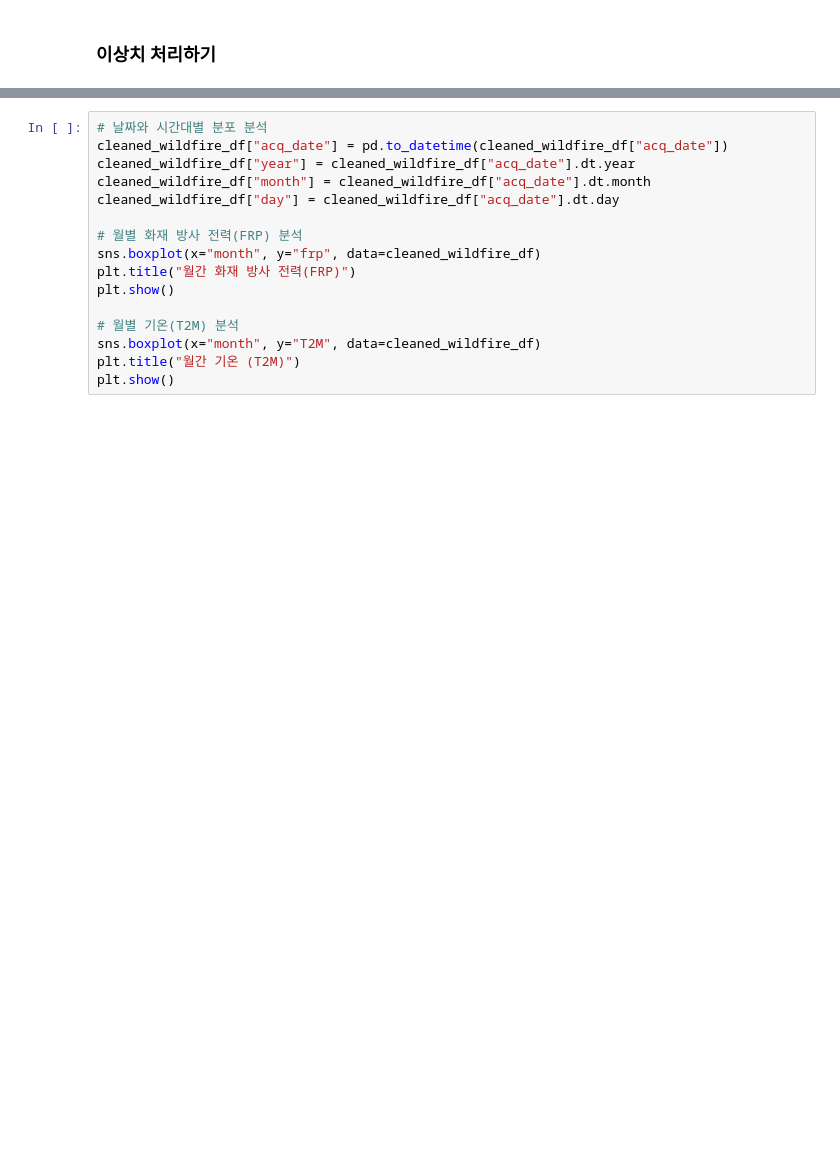
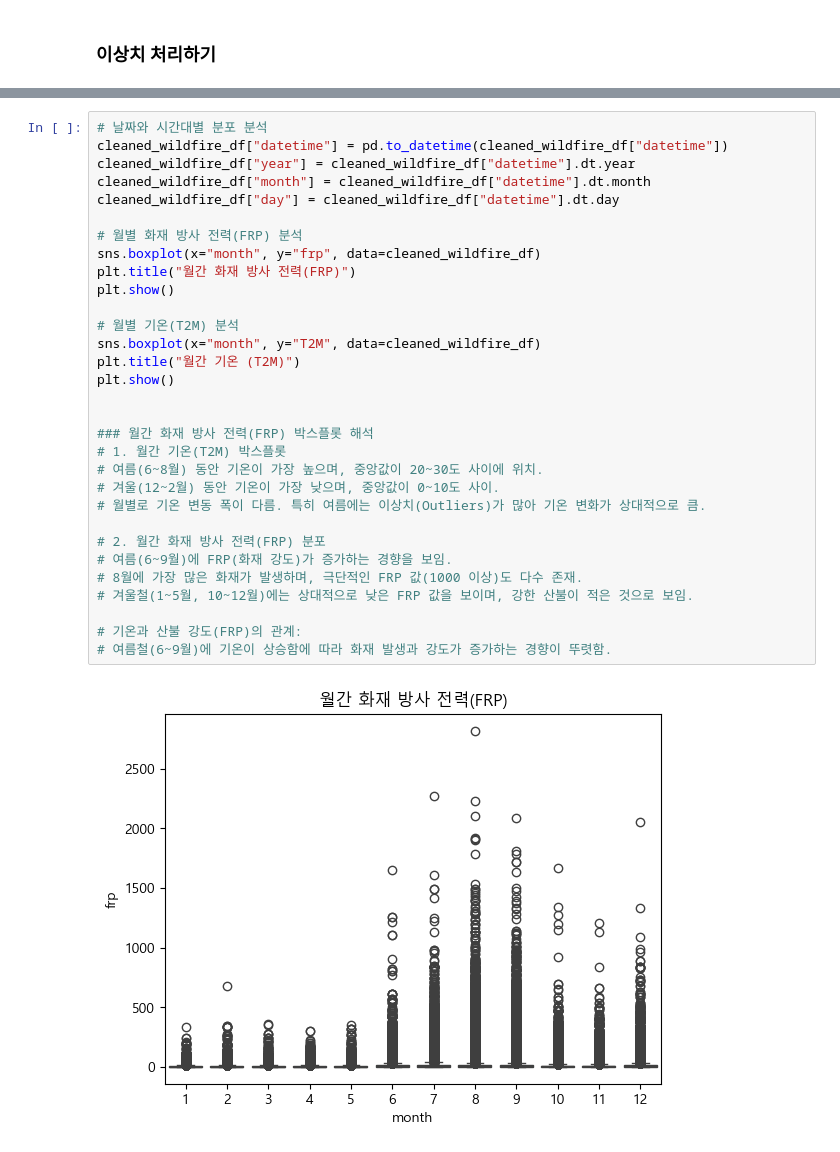
Before and after one commit to 2025-ML-miniProject01/bokey, a Jupyter notebook: wildfire_EDA.ipynb, the cells around one changed output, grey strips where cells are left out. Drawn from its saved outputs; the diff is of its cells as text; blank space fills up the shorter version.

```diff
--- a/wildfire_EDA.ipynb
+++ b/wildfire_EDA.ipynb
@@ -207,16 +306,33 @@ plt.show()
 # %%
 # 날짜와 시간대별 분포 분석
-cleaned_wildfire_df["acq_date"] = pd.to_datetime(cleaned_wildfire_df["acq_date"])
-cleaned_wildfire_df["year"] = cleaned_wildfire_df["acq_date"].dt.year
-cleaned_wildfire_df["month"] = cleaned_wildfire_df["acq_date"].dt.month
-cleaned_wildfire_df["day"] = cleaned_wildfire_df["acq_date"].dt.day
+cleaned_wildfire_df["datetime"] = pd.to_datetime(cleaned_wildfire_df["datetime"])
+cleaned_wildfire_df["year"] = cleaned_wildfire_df["datetime"].dt.year
+cleaned_wildfire_df["month"] = cleaned_wildfire_df["datetime"].dt.month
+cleaned_wildfire_df["day"] = cleaned_wildfire_df["datetime"].dt.day
 
 # 월별 화재 방사 전력(FRP) 분석
 sns.boxplot(x="month", y="frp", data=cleaned_wildfire_df)
 plt.title("월간 화재 방사 전력(FRP)")
 plt.show()
 
 # 월별 기온(T2M) 분석
 sns.boxplot(x="month", y="T2M", data=cleaned_wildfire_df)
 plt.title("월간 기온 (T2M)")
 plt.show()
+
+
+### 월간 화재 방사 전력(FRP) 박스플롯 해석
+# 1. 월간 기온(T2M) 박스플롯
+# 여름(6~8월) 동안 기온이 가장 높으며, 중앙값이 20~30도 사이에 위치.
+# 겨울(12~2월) 동안 기온이 가장 낮으며, 중앙값이 0~10도 사이.
+# 월별로 기온 변동 폭이 다름. 특히 여름에는 이상치(Outliers)가 많아 기온 변화가 상대적으로 큼.
+
+# 2. 월간 화재 방사 전력(FRP) 분포
+# 여름(6~9월)에 FRP(화재 강도)가 증가하는 경향을 보임.
+# 8월에 가장 많은 화재가 발생하며, 극단적인 FRP 값(1000 이상)도 다수 존재.
+# 겨울철(1~5월, 10~12월)에는 상대적으로 낮은 FRP 값을 보이며, 강한 산불이 적은 것으로 보임.
+
+# 기온과 산불 강도(FRP)의 관계:
+# 여름철(6~9월)에 기온이 상승함에 따라 화재 발생과 강도가 증가하는 경향이 뚜렷함.
+# %% [output]
+[figure, added]
```
Also changed, not shown: parts of 33 cells of this notebook, 2 other files.
